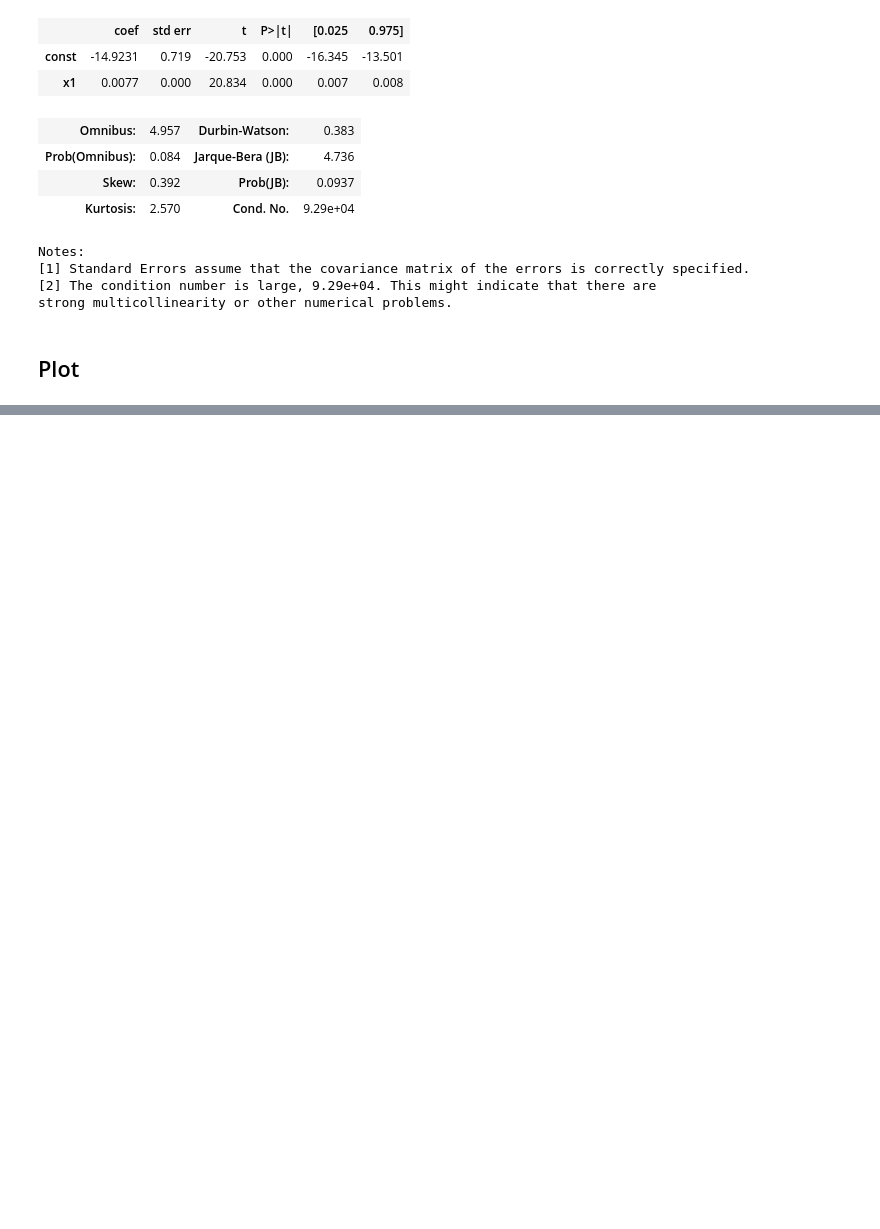
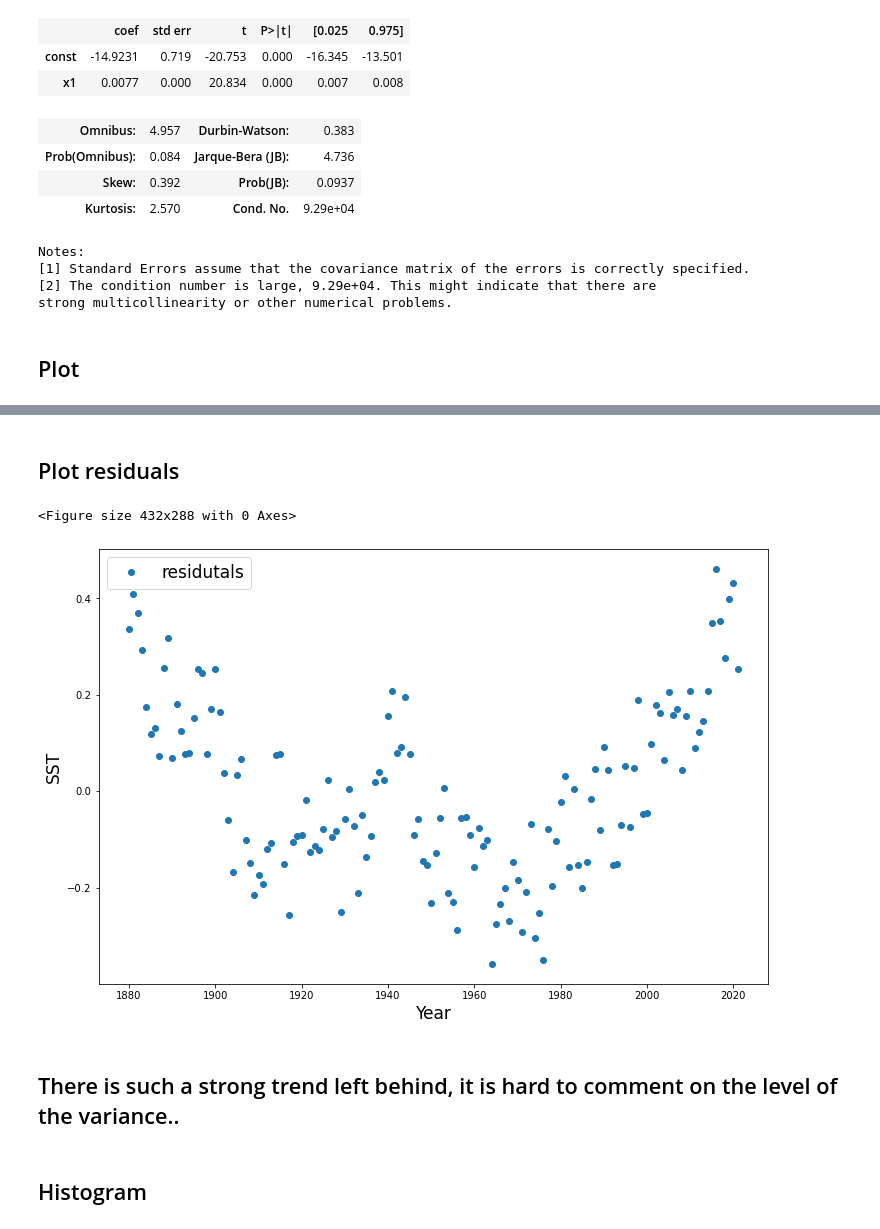
Before and after one commit to profxj/ocea200, a Jupyter notebook: OCEA-267/Lectures/Exercise_W2_L3.ipynb, the cells around one changed output, grey strips where cells are left out. Saved outputs shown, nothing was run; the diff lists cells and outputs as text; code cells hidden in the pictures; blank space fills up the shorter version.

```diff
--- a/OCEA-267/Lectures/Exercise_W2_L3.ipynb
+++ b/OCEA-267/Lectures/Exercise_W2_L3.ipynb
@@ -83,0 +89,22 @@ plt.show()
+# %% [markdown]
+## Plot residuals
+# %%
+plt.clf()
+fig = plt.figure(figsize=(12,8))
+ax = plt.gca()
+ax.plot(x, Y-model.fittedvalues, "o", label="residutals")
+#ax.plot(x, y_true, "b-", label="True")
+#ax.plot(x, model.fittedvalues, "r--.", label="OLS")
+#ax.plot(x, iv_u, "r--")
+#ax.plot(x, iv_l, "r--")
+ax.legend(loc="best", fontsize=17)
+ax.set_xlabel('Year', fontsize=17)
+ax.set_ylabel('SST', fontsize=17)
+plt.show()
+# %% [output]
+<Figure size 432x288 with 0 Axes>
+[figure, added]
+# %% [markdown]
+## There is such a strong trend left behind, it is hard to comment on the level of the variance..
+# %% [markdown]
+## Histogram
```
Also changed, not shown: parts of 10 cells of this notebook, 1 other file.
